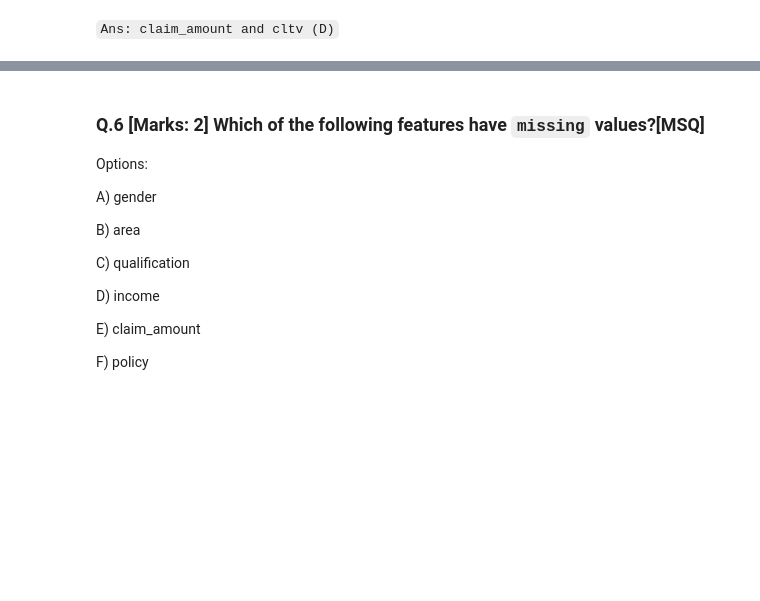
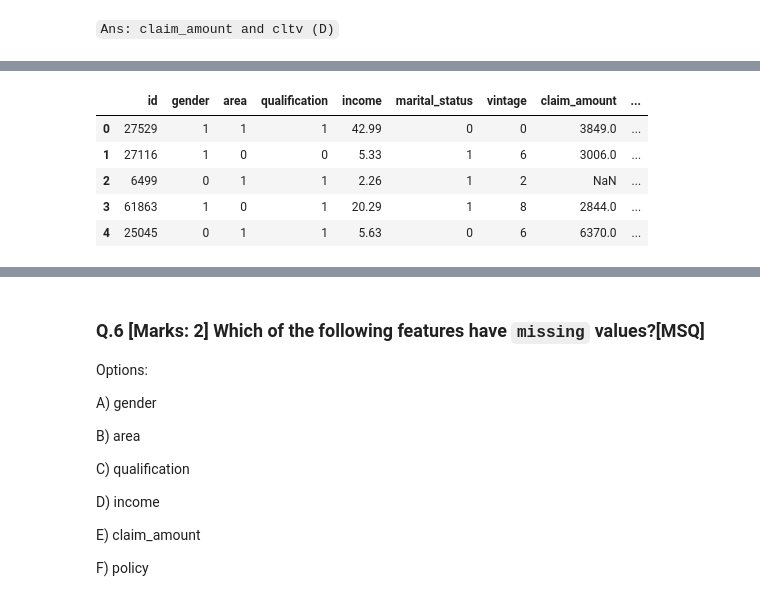
Before and after one commit to pk1308/MLP, a Jupyter notebook: week1/Practice_Oppe_1.ipynb, the cells around one changed output, grey strips where cells are left out. Saved outputs shown, nothing was run; the diff lists cells and outputs as text; code cells hidden in the pictures; blank space fills up the shorter version.

```diff
--- a/week1/Practice_Oppe_1.ipynb
+++ b/week1/Practice_Oppe_1.ipynb
@@ -114,0 +165,9 @@ D) claim_amount & cltv.
+# %%
+df1.head()
+# %% [output]
+|  | id | gender | area | qualification | income | marital_status | vintage | claim_amount | ... |
+| 0 | 27529 | 1 | 1 | 1 | 42.99 | 0 | 0 | 3849.0 | ... |
+| 1 | 27116 | 1 | 0 | 0 | 5.33 | 1 | 6 | 3006.0 | ... |
+| 2 | 6499 | 0 | 1 | 1 | 2.26 | 1 | 2 | NaN | ... |
+| 3 | 61863 | 1 | 0 | 1 | 20.29 | 1 | 8 | 2844.0 | ... |
+| 4 | 25045 | 0 | 1 | 1 | 5.63 | 0 | 6 | 6370.0 | ... |
```
Also changed, not shown: parts of 41 cells of this notebook.
